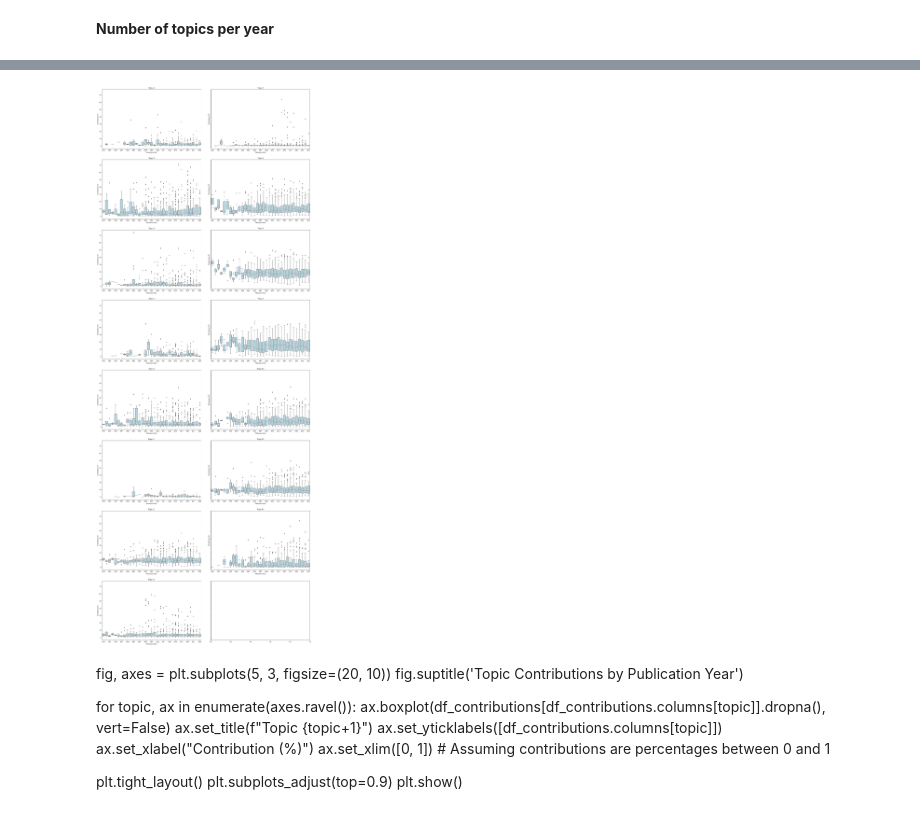
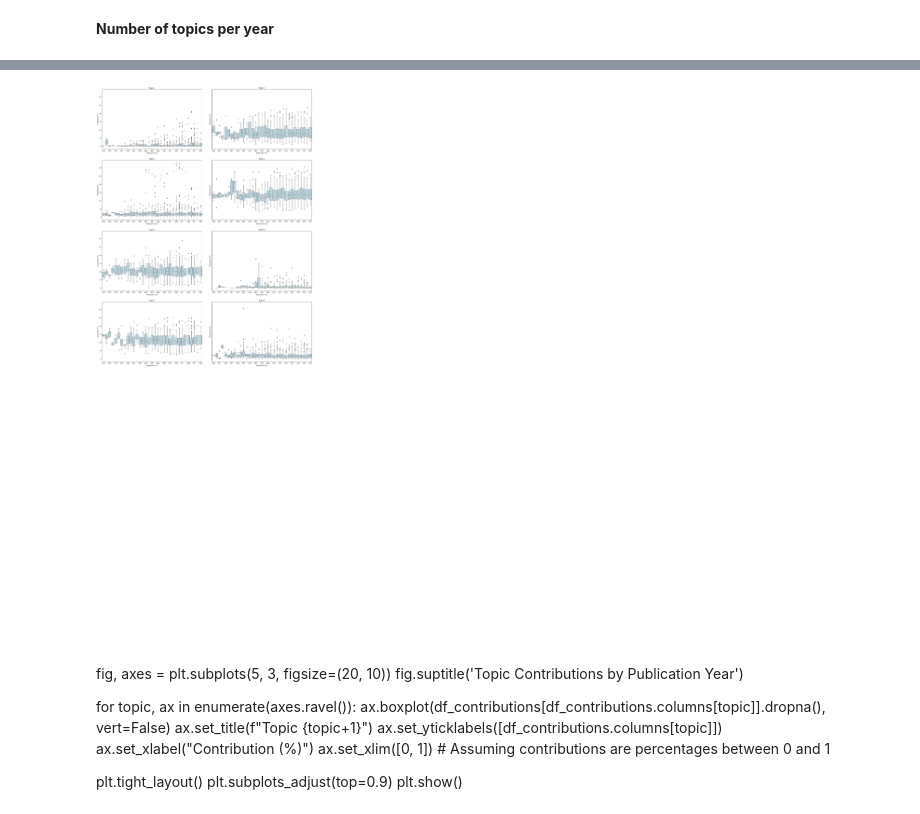
Before and after one commit to vivkow/MA_Neuro, a Jupyter notebook: LDA_topics.ipynb, the cells around one changed output, grey strips where cells are left out. Cells and saved outputs as stored; diff of their text form; code cells hidden in the pictures.

```diff
--- a/LDA_topics.ipynb
+++ b/LDA_topics.ipynb
@@ -313,7 +308,7 @@ best_seed # 9
 **Model for num topics = 15 with seed = 9**
 # %%
 # Adjust limit after having found the best number of topics
-limit = best_num_topics + 1
+limit = 8+1 # best_num_topics + 1
 # %%
 model_list, coherence_values = compute_coherence_values_gensim_seed(id2word, corpus, lemmatized_words, limit=limit, start=2, step=1, seed=best_seed) # takes about 10 minutes
 # take care of the limit + 1 because range is exclusive!!!
@@ -557,8 +538,8 @@ yearly = (
 # %%
 fig, ax = plt.subplots(figsize=(15, 10))
 ax.plot(yearly, '-o', label='num of topics')
-ax.set_ylabel("Number of Topics occuring")
-ax.set_xlabel("Publication Year")
+ax.set_ylabel("Number of unique dominant topics")
+ax.set_xlabel("Publication year")
 
 plt.show()
 # %% [output]
@@ -595,3 +552,27 @@ plt.show()
+# %%
+
+def get_topic_contributions_for_year(model, corpus, data, topic_num=0):
+    topic_contributions = []
+
+    for i, row_lists in enumerate(model[corpus]):
+        row = row_lists[0]  # Get the list of (topic number, topic probability) pairs
+        for topic, prob in row:
+            if topic == topic_num:
+                topic_contributions.append((data.iloc[i]['pubyear'], prob))
+
+    return topic_contributions
+
+all_contributions = []
+for model in model_list:
+    all_contributions.extend(get_topic_contributions_for_year(model, corpus, data))
+
+# Convert to DataFrame for easier plotting
+df_contributions = pd.DataFrame(all_contributions, columns=['pubyear', 'contribution'])
+
+#plt.figure(figsize=(15, 7)) # Violin plots are not really practial in this case
+#sns.violinplot(x="pubyear", y="contribution", data=df_contributions)
+#plt.title("Influence of Topic 1 Over the Years")
+#plt.show()
 # %%
 from collections import defaultdict
 
@@ -654,31 +630,37 @@ for topic in range(model.num_topics):
 # %%
 n_rows = 8
 n_cols = 2
+total_plots = n_rows * n_cols
 
 fig, axes = plt.subplots(n_rows, n_cols, figsize=(20, 50), sharey=True)
 fig.tight_layout(pad=5.0)  # Add padding between subplots
 
 for topic in range(model.num_topics):
     # Identify the row and column in the grid
     row = topic // n_cols
     col = topic % n_cols
     ax = axes[row, col]
 
     sns.boxplot(data=df_contributions, x="pubyear", y=topic, ax=ax, color='lightblue')
     ax.set_title(f"Topic {topic+1}")
     ax.set_ylabel("Contribution (%)")
     ax.set_xlabel("Publication Year")
 
     n = 2
     xticks = ax.get_xticks()
     ax.set_xticks(xticks[::n])  # show every nth tick
 
-filename = "all_boxplots.png"
+for i in range(model.num_topics, total_plots): # Hide the remaining subplots
+    row = i // n_cols
+    col = i % n_cols
+    axes[row, col].axis('off')
+
+filename = "all_boxplots_8.png"
 plt.savefig(filename, dpi=300)
 plt.show()
 #plt.close()
 # %% [output]
-[figure, old version]
+[figure, new version]
 # %% [markdown]
 fig, axes = plt.subplots(5, 3, figsize=(20, 10))
 fig.suptitle('Topic Contributions by Publication Year')
```
Also changed, not shown: parts of 50 cells of this notebook, 14 other files.
